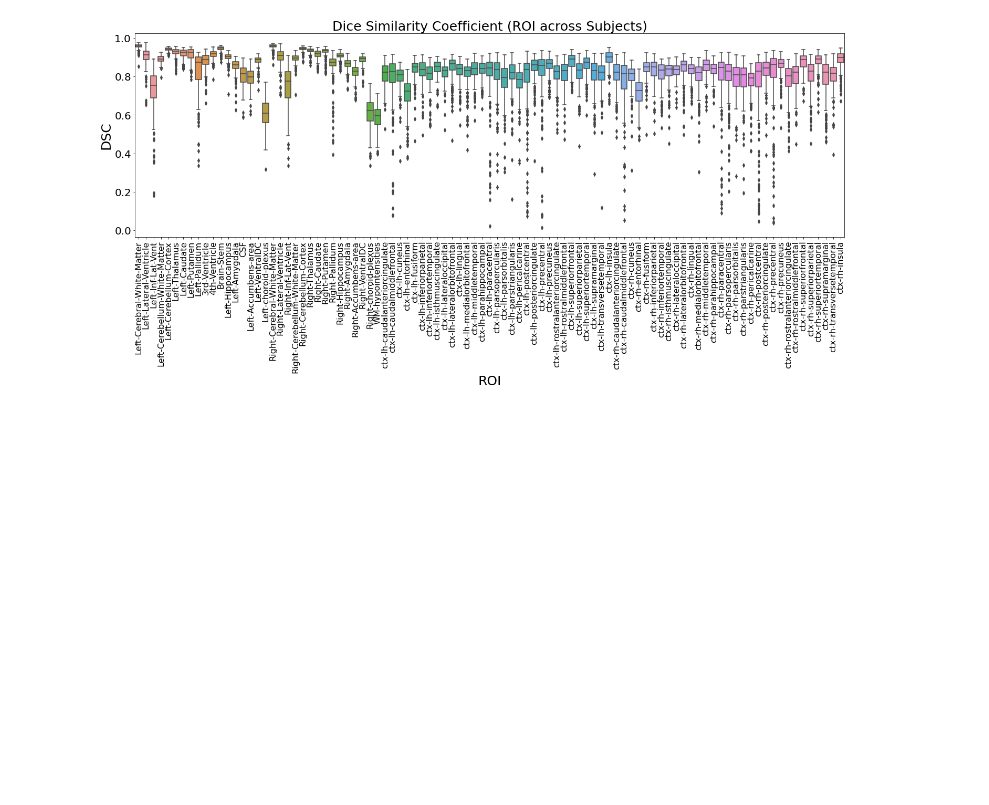
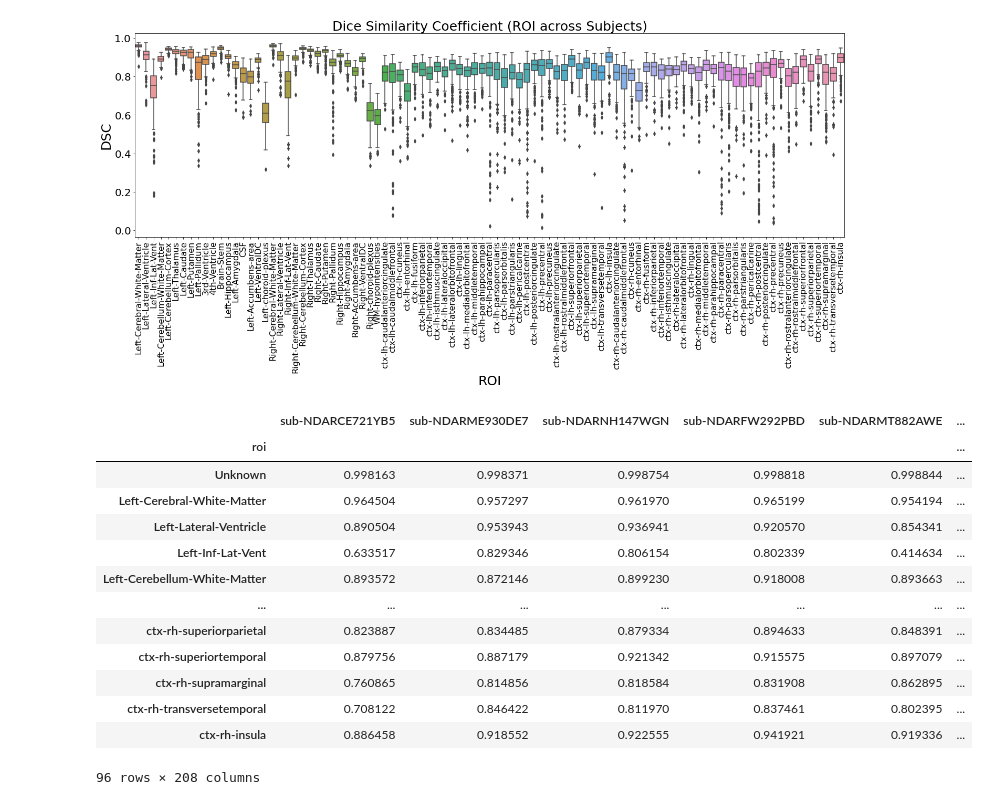
Before and after one commit to 0rC0/Kinderseg, a Jupyter notebook: Dice_Similarity_Coeff.ipynb, the cells around one changed output. Saved outputs shown, nothing was run; the diff lists cells and outputs as text; code cells hidden in the pictures; blank space fills up the shorter version.

```diff
--- a/Dice_Similarity_Coeff.ipynb
+++ b/Dice_Similarity_Coeff.ipynb
@@ -48,7 +48,7 @@ start = time.time()
 d = dict()
 for i in subids:
     try:
-        d[i] = Parallel(n_jobs=25)(delayed(dice)(fast_mask.format(i),frees_mask.format(i),n) for n in roinums)
+        d[i] = Parallel(n_jobs=32)(delayed(dice)(fast_mask.format(i),frees_mask.format(i),n) for n in roinums)
         print('made: ', i)
     except:
         print('skipped: ', i)
@@ -227,0 +200,17 @@ np.unique(arr1, return_counts=True)
+# %%
+df
+# %% [output]
+|  | sub-NDARCE721YB5 | sub-NDARME930DE7 | sub-NDARNH147WGN | sub-NDARFW292PBD | sub-NDARMT882AWE | ... |
+| roi |  |  |  |  |  | ... |
+| Unknown | 0.998163 | 0.998371 | 0.998754 | 0.998818 | 0.998844 | ... |
+| Left-Cerebral-White-Matter | 0.964504 | 0.957297 | 0.961970 | 0.965199 | 0.954194 | ... |
+| Left-Lateral-Ventricle | 0.890504 | 0.953943 | 0.936941 | 0.920570 | 0.854341 | ... |
+| Left-Inf-Lat-Vent | 0.633517 | 0.829346 | 0.806154 | 0.802339 | 0.414634 | ... |
+| Left-Cerebellum-White-Matter | 0.893572 | 0.872146 | 0.899230 | 0.918008 | 0.893663 | ... |
+| ... | ... | ... | ... | ... | ... | ... |
+| ctx-rh-superiorparietal | 0.823887 | 0.834485 | 0.879334 | 0.894633 | 0.848391 | ... |
+| ctx-rh-superiortemporal | 0.879756 | 0.887179 | 0.921342 | 0.915575 | 0.897079 | ... |
+| ctx-rh-supramarginal | 0.760865 | 0.814856 | 0.818584 | 0.831908 | 0.862895 | ... |
+| ctx-rh-transversetemporal | 0.708122 | 0.846422 | 0.811970 | 0.837461 | 0.802395 | ... |
+| ctx-rh-insula | 0.886458 | 0.918552 | 0.922555 | 0.941921 | 0.919336 | ... |
+96 rows × 208 columns
```
Also changed, not shown: parts of 25 cells of this notebook, 1 other file.
